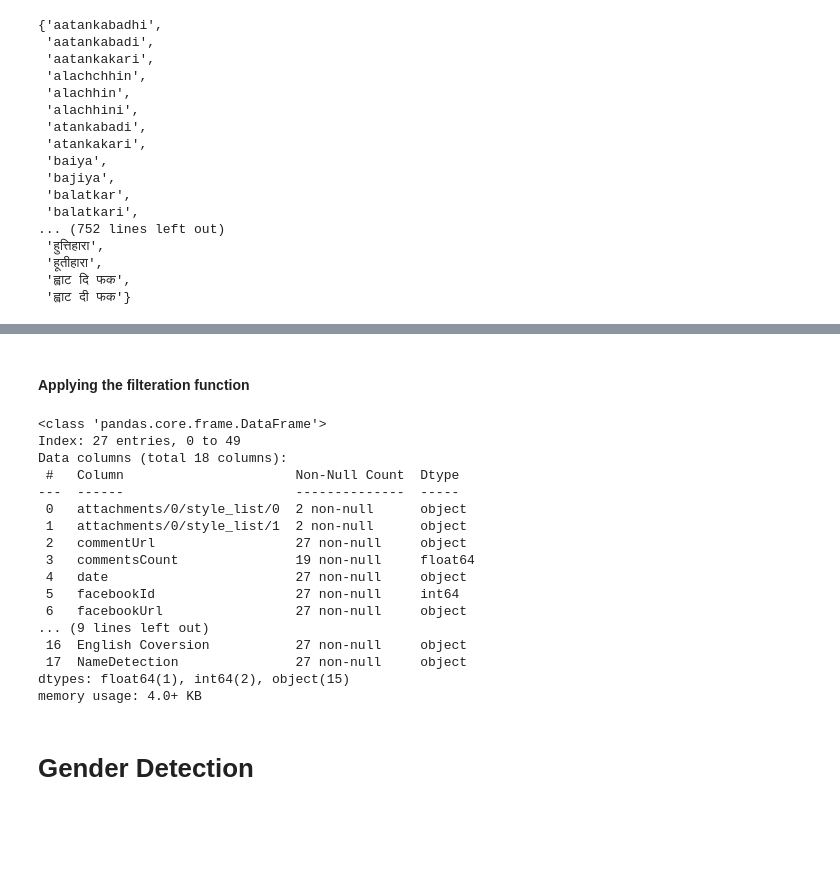
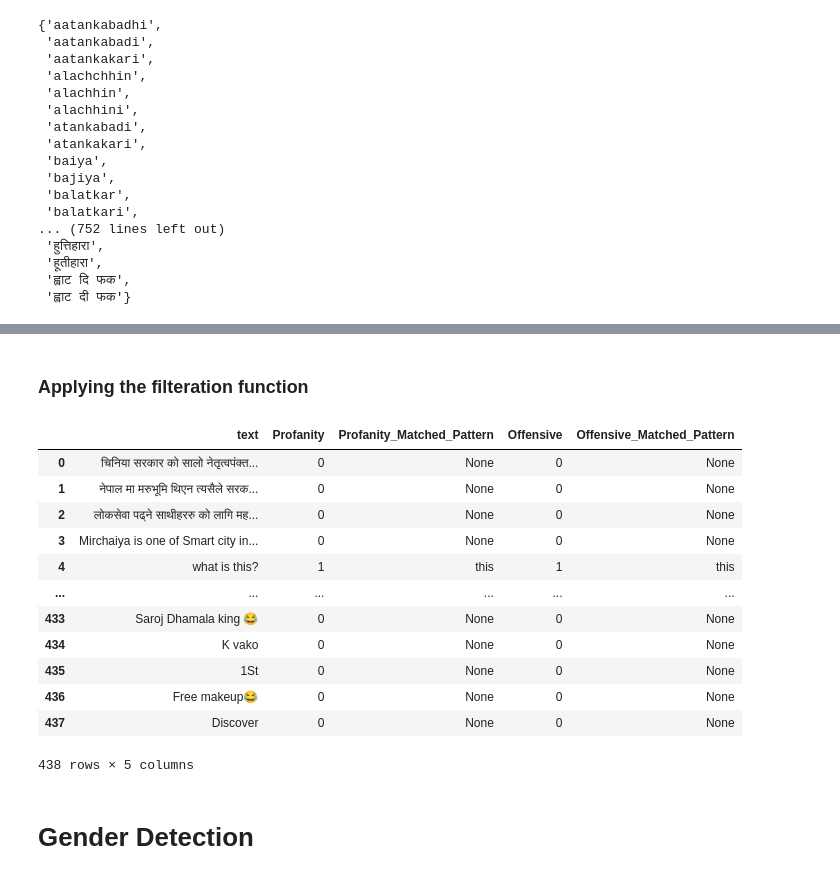
Before and after one commit to SamirWagle/NepSense, a Jupyter notebook: Profanity Detection/ProfanityFilter.ipynb, the cells around one changed output, grey strips where cells are left out. Drawn from its saved outputs; the diff is of its cells as text; code cells hidden in the pictures; blank space fills up the shorter version.

```diff
--- a/Profanity Detection/ProfanityFilter.ipynb
+++ b/Profanity Detection/ProfanityFilter.ipynb
@@ -282,23 +385,2 @@ to_be_tested_dataset.head()
 # %% [markdown]
-#### Applying the filteration function
+### Applying the filteration function
-# %%
-filtered_df,result_df= profanityfilter(to_be_tested_dataset,"text",profnaity_word_list)
-filtered_df.info()
-# %% [output]
-<class 'pandas.core.frame.DataFrame'>
-Index: 27 entries, 0 to 49
-Data columns (total 18 columns):
- #   Column                      Non-Null Count  Dtype
----  ------                      --------------  -----
- 0   attachments/0/style_list/0  2 non-null      object
- 1   attachments/0/style_list/1  2 non-null      object
- 2   commentUrl                  27 non-null     object
- 3   commentsCount               19 non-null     float64
- 4   date                        27 non-null     object
- 5   facebookId                  27 non-null     int64
- 6   facebookUrl                 27 non-null     object
-... (9 lines left out)
- 16  English Coversion           27 non-null     object
- 17  NameDetection               27 non-null     object
-dtypes: float64(1), int64(2), object(15)
-memory usage: 4.0+ KB
@@ -305,3 +391,19 @@ memory usage: 4.0+ KB
+# %%
+filtered_df[["text","Profanity","Profanity_Matched_Pattern","Offensive","Offensive_Matched_Pattern"]]
+# %% [output]
+|  | text | Profanity | Profanity_Matched_Pattern | Offensive | Offensive_Matched_Pattern |
+| 0 | चिनिया सरकार को सालो नेतृत्वपंक्त... | 0 | None | 0 | None |
+| 1 | नेपाल मा मरुभूमि थिएन त्यसैले सरक... | 0 | None | 0 | None |
+| 2 | लोकसेवा पढ्ने साथीहररु को लागि मह... | 0 | None | 0 | None |
+| 3 | Mirchaiya is one of Smart city in... | 0 | None | 0 | None |
+| 4 | what is this? | 1 | this | 1 | this |
+| ... | ... | ... | ... | ... | ... |
+| 433 | Saroj Dhamala king 😂 | 0 | None | 0 | None |
+| 434 | K vako | 0 | None | 0 | None |
+| 435 | 1St | 0 | None | 0 | None |
+| 436 | Free makeup😂 | 0 | None | 0 | None |
+| 437 | Discover | 0 | None | 0 | None |
+438 rows × 5 columns
 # %% [markdown]
 # Gender Detection
 # %% [markdown]
```
Also changed, not shown: parts of 31 cells of this notebook, 5 other files.
